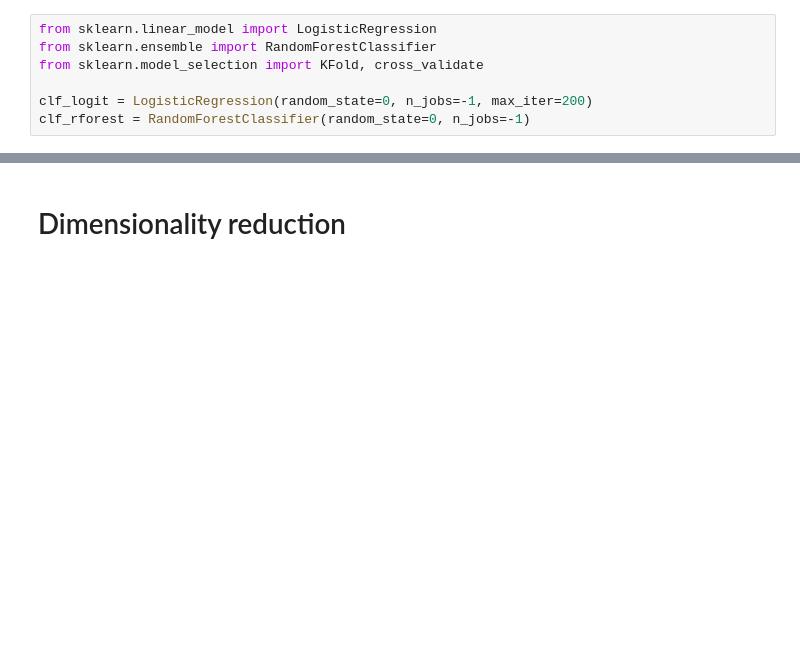
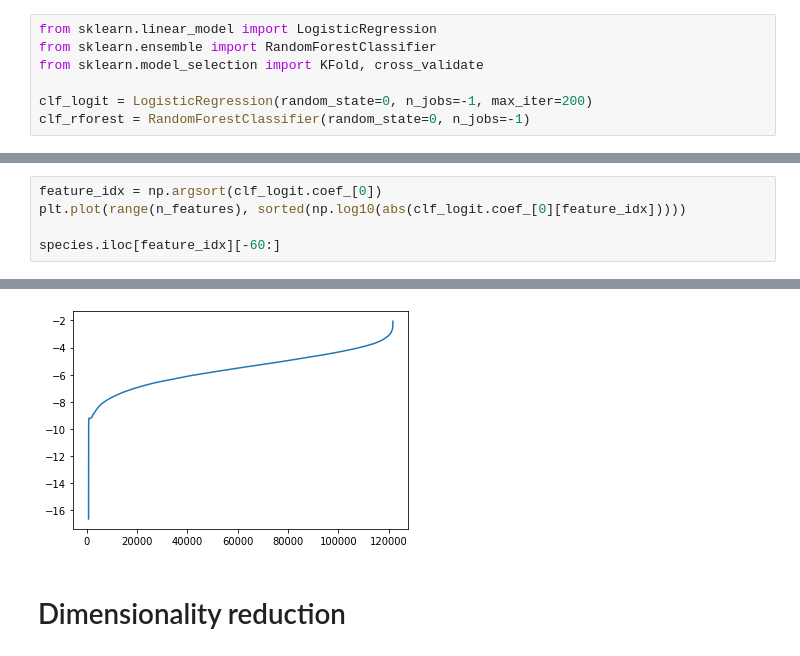
Before and after one commit to Toctave/microbiome, a Jupyter notebook: Microbiome.ipynb, the cells around one changed output, grey strips where cells are left out. Cells and saved outputs as stored; diff of their text form; blank space fills up the shorter version.

```diff
--- a/Microbiome.ipynb
+++ b/Microbiome.ipynb
@@ -240,0 +245,6 @@ Please also refer to the documentation for alternative solver options:
+# %%
+feature_idx = np.argsort(clf_logit.coef_[0])
+plt.plot(range(n_features), sorted(np.log10(abs(clf_logit.coef_[0][feature_idx]))))
+
+species.iloc[feature_idx][-60:]
+# %% [output]
@@ -241,2 +268,3 @@ Please also refer to the documentation for alternative solver options:
+[figure, added]
 # %% [markdown]
 # Dimensionality reduction
```
Also changed, not shown: parts of 14 cells of this notebook.
